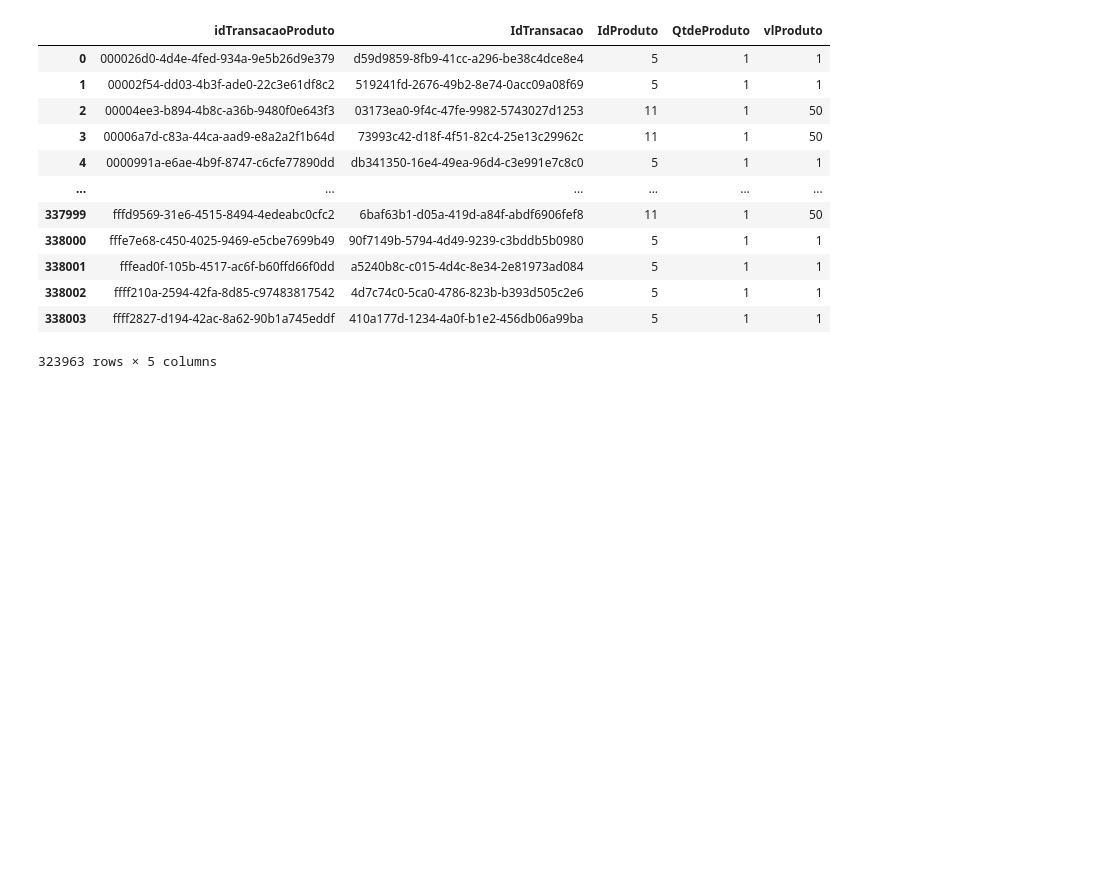
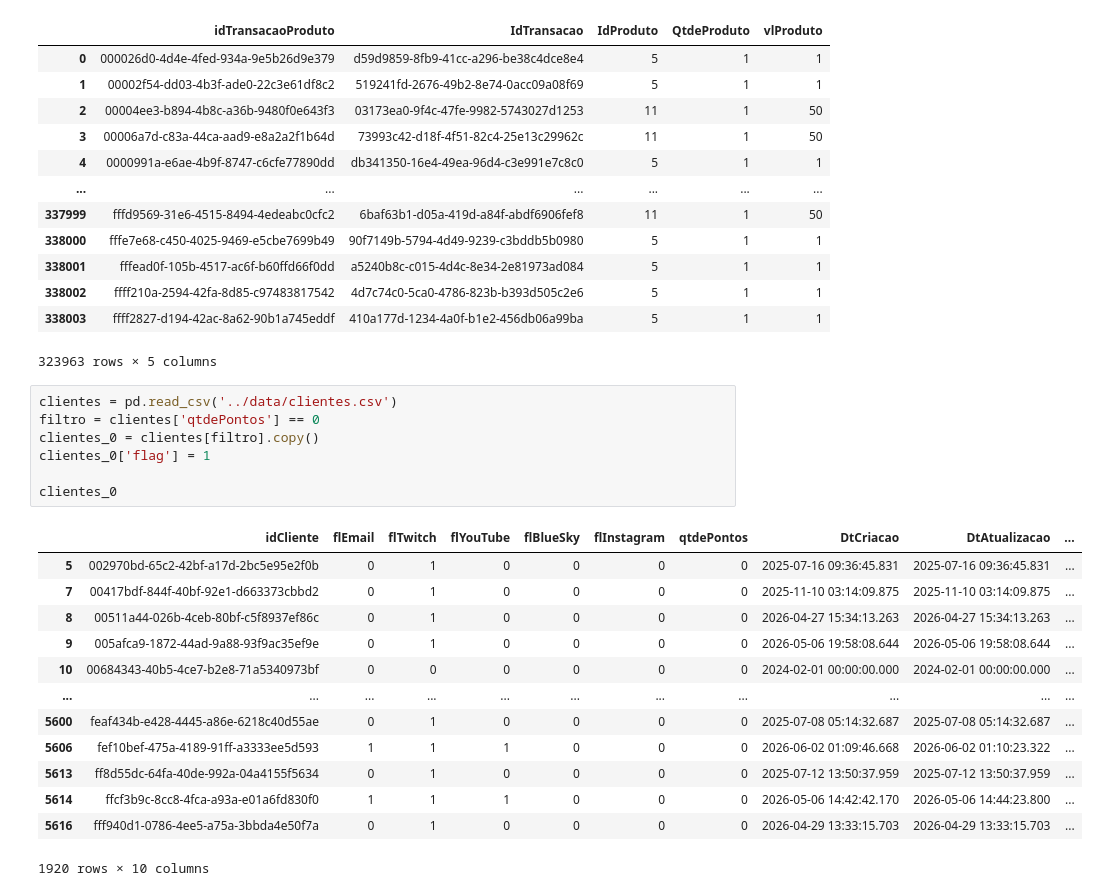
Before and after one commit to ga-lim/gabriel-estuda-dados, a Jupyter notebook: estudos-pandas/pandas_general.ipynb, the cells around one changed output. Saved outputs shown, nothing was run; the diff lists cells and outputs as text; blank space fills up the shorter version.

```diff
--- a/estudos-pandas/pandas_general.ipynb
+++ b/estudos-pandas/pandas_general.ipynb
@@ -492,3 +493,24 @@ df_tp[filtro_ids]
 | 338002 | ffff210a-2594-42fa-8d85-c97483817542 | 4d7c74c0-5ca0-4786-823b-b393d505c2e6 | 5 | 1 | 1 |
 | 338003 | ffff2827-d194-42ac-8a62-90b1a745eddf | 410a177d-1234-4a0f-b1e2-456db06a99ba | 5 | 1 | 1 |
 323963 rows × 5 columns
+# %%
+clientes = pd.read_csv('../data/clientes.csv')
+filtro = clientes['qtdePontos'] == 0
+clientes_0 = clientes[filtro].copy()
+clientes_0['flag'] = 1
+
+clientes_0
+# %% [output]
+|  | idCliente | flEmail | flTwitch | flYouTube | flBlueSky | flInstagram | qtdePontos | DtCriacao | DtAtualizacao | ... |
+| 5 | 002970bd-65c2-42bf-a17d-2bc5e95e2f0b | 0 | 1 | 0 | 0 | 0 | 0 | 2025-07-16 09:36:45.831 | 2025-07-16 09:36:45.831 | ... |
+| 7 | 00417bdf-844f-40bf-92e1-d663373cbbd2 | 0 | 1 | 0 | 0 | 0 | 0 | 2025-11-10 03:14:09.875 | 2025-11-10 03:14:09.875 | ... |
+| 8 | 00511a44-026b-4ceb-80bf-c5f8937ef86c | 0 | 1 | 0 | 0 | 0 | 0 | 2026-04-27 15:34:13.263 | 2026-04-27 15:34:13.263 | ... |
+| 9 | 005afca9-1872-44ad-9a88-93f9ac35ef9e | 0 | 1 | 0 | 0 | 0 | 0 | 2026-05-06 19:58:08.644 | 2026-05-06 19:58:08.644 | ... |
+| 10 | 00684343-40b5-4ce7-b2e8-71a5340973bf | 0 | 0 | 0 | 0 | 0 | 0 | 2024-02-01 00:00:00.000 | 2024-02-01 00:00:00.000 | ... |
+| ... | ... | ... | ... | ... | ... | ... | ... | ... | ... | ... |
+| 5600 | feaf434b-e428-4445-a86e-6218c40d55ae | 0 | 1 | 0 | 0 | 0 | 0 | 2025-07-08 05:14:32.687 | 2025-07-08 05:14:32.687 | ... |
+| 5606 | fef10bef-475a-4189-91ff-a3333ee5d593 | 1 | 1 | 1 | 0 | 0 | 0 | 2026-06-02 01:09:46.668 | 2026-06-02 01:10:23.322 | ... |
+| 5613 | ff8d55dc-64fa-40de-992a-04a4155f5634 | 0 | 1 | 0 | 0 | 0 | 0 | 2025-07-12 13:50:37.959 | 2025-07-12 13:50:37.959 | ... |
+| 5614 | ffcf3b9c-8cc8-4fca-a93a-e01a6fd830f0 | 1 | 1 | 1 | 0 | 0 | 0 | 2026-05-06 14:42:42.170 | 2026-05-06 14:44:23.800 | ... |
+| 5616 | fff940d1-0786-4ee5-a75a-3bbda4e50f7a | 0 | 1 | 0 | 0 | 0 | 0 | 2026-04-29 13:33:15.703 | 2026-04-29 13:33:15.703 | ... |
+1920 rows × 10 columns
```
Also changed, not shown: parts of 19 cells of this notebook, 1 other file.
